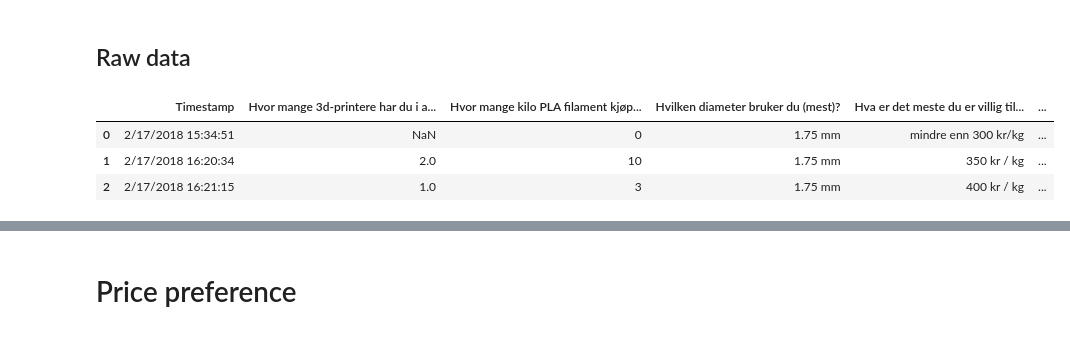
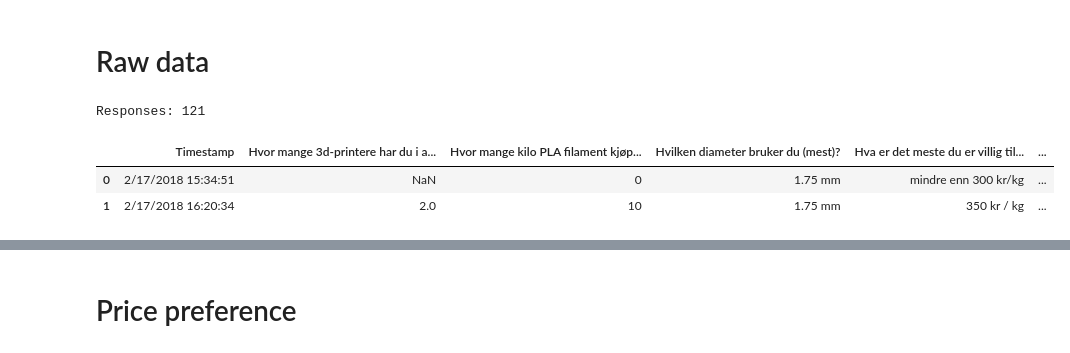
Before and after one commit to jonnor/projects, a Jupyter notebook: bioplastic/Locally produced PLA filament survey.ipynb, the cells around one changed output, grey strips where cells are left out. Drawn from its saved outputs; the diff is of its cells as text; code cells hidden in the pictures.

```diff
--- a/bioplastic/Locally produced PLA filament survey.ipynb
+++ b/bioplastic/Locally produced PLA filament survey.ipynb
@@ -3,12 +11,13 @@
 import pandas
 import numpy
 # %% [markdown]
-## Raw data
+# Raw data
 # %%
 raw = pandas.read_csv('./data/plafab-oslo-survey.anonymized.csv')
-raw[:3]
+print('Responses:', len(raw))
+raw[:2]
 # %% [output]
+Responses: 121
 |  | Timestamp | Hvor mange 3d-printere har du i a... | Hvor mange kilo PLA filament kjøp... | Hvilken diameter bruker du (mest)? | Hva er det meste du er villig til... | ... |
 | 0 | 2/17/2018 15:34:51 | NaN | 0 | 1.75 mm | mindre enn 300 kr/kg | ... |
 | 1 | 2/17/2018 16:20:34 | 2.0 | 10 | 1.75 mm | 350 kr / kg | ... |
-| 2 | 2/17/2018 16:21:15 | 1.0 | 3 | 1.75 mm | 400 kr / kg | ... |
```
Also changed, not shown: parts of 33 cells of this notebook.
